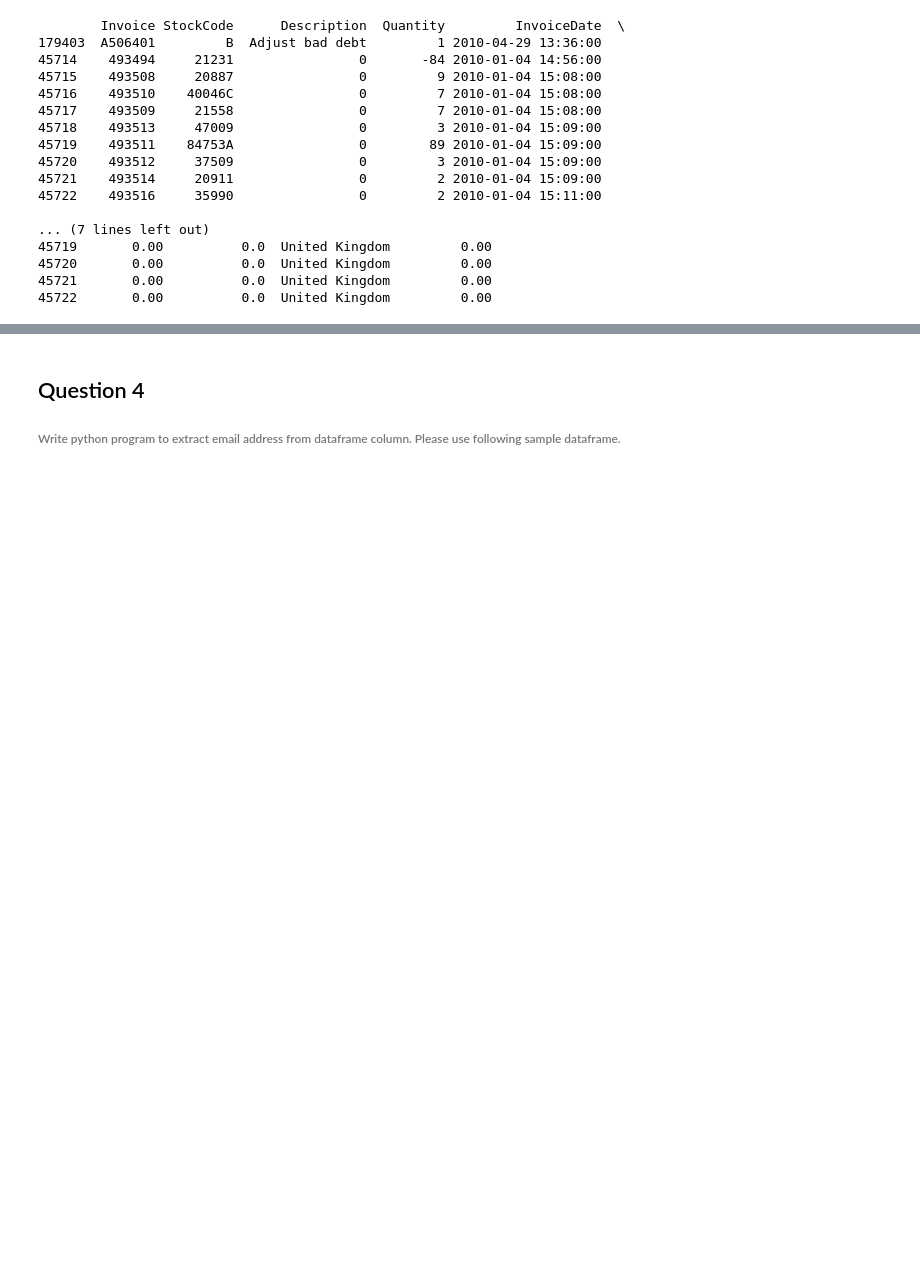
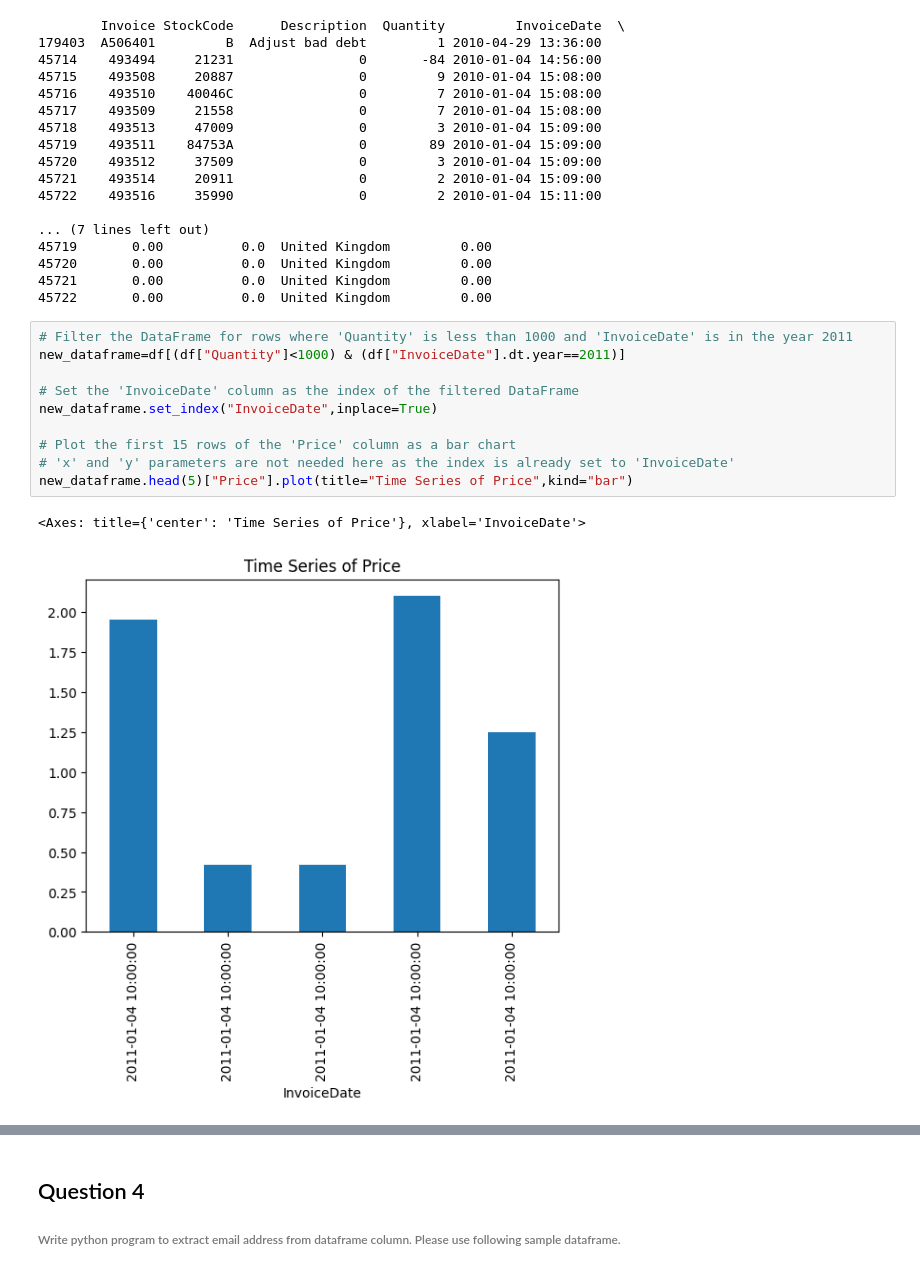
Before and after one commit to RushiSuryagandh/NumoyPandas_Assignment, a Jupyter notebook: Day3_assignment.ipynb, the cells around one changed output, grey strips where cells are left out. Cells and saved outputs as stored; diff of their text form; blank space fills up the shorter version.

Commit message:
plot using matplot lib

```diff
--- a/Day3_assignment.ipynb
+++ b/Day3_assignment.ipynb
@@ -261,3 +277,16 @@ print(top_10_highest_price)
 45720       0.00          0.0  United Kingdom         0.00
 45721       0.00          0.0  United Kingdom         0.00
 45722       0.00          0.0  United Kingdom         0.00
+# %%
+# Filter the DataFrame for rows where 'Quantity' is less than 1000 and 'InvoiceDate' is in the year 2011
+new_dataframe=df[(df["Quantity"]<1000) & (df["InvoiceDate"].dt.year==2011)]
+
+# Set the 'InvoiceDate' column as the index of the filtered DataFrame
+new_dataframe.set_index("InvoiceDate",inplace=True)
+
+# Plot the first 15 rows of the 'Price' column as a bar chart
+# 'x' and 'y' parameters are not needed here as the index is already set to 'InvoiceDate'
+new_dataframe.head(5)["Price"].plot(title="Time Series of Price",kind="bar")
+# %% [output]
+<Axes: title={'center': 'Time Series of Price'}, xlabel='InvoiceDate'>
+[figure, added]
```
Also changed, not shown: parts of 6 cells of this notebook.
